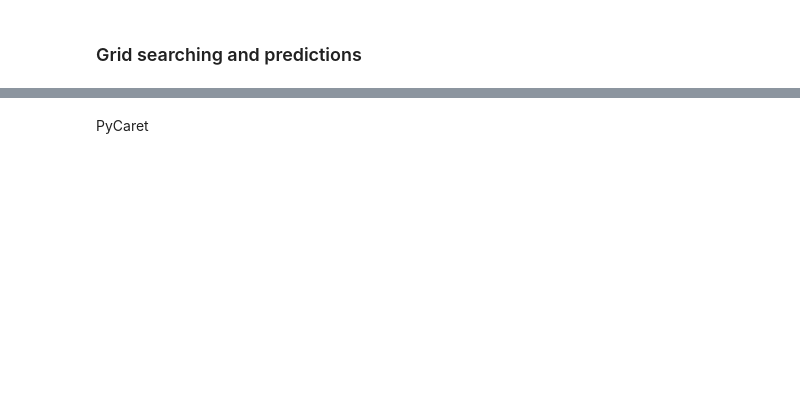
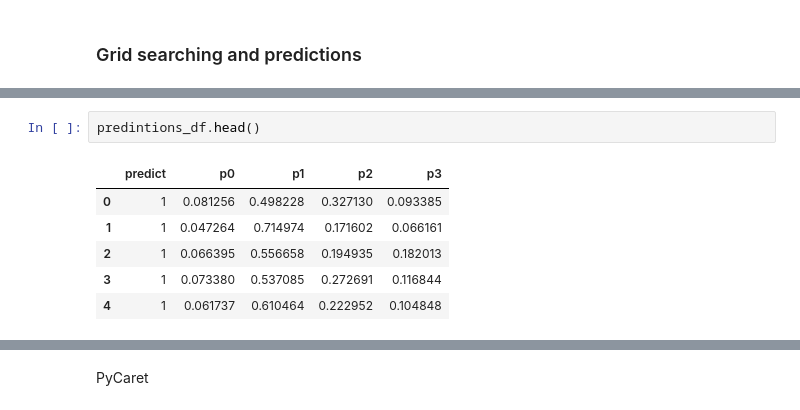
Before and after one commit to juan-ivan-NV/JI_Kaggle_Competitions, a Jupyter notebook: Tabular_Playground_Series/TPS_May_2021_H2O_PyCaret_2.ipynb, the cells around one changed output, grey strips where cells are left out. Saved outputs shown, nothing was run; the diff lists cells and outputs as text; blank space fills up the shorter version.

```diff
--- a/Tabular_Playground_Series/TPS_May_2021_H2O_PyCaret_2.ipynb
+++ b/Tabular_Playground_Series/TPS_May_2021_H2O_PyCaret_2.ipynb
@@ -250,0 +292,9 @@ scaled_test.head()
+# %%
+predintions_df.head()
+# %% [output]
+|  | predict | p0 | p1 | p2 | p3 |
+| 0 | 1 | 0.081256 | 0.498228 | 0.327130 | 0.093385 |
+| 1 | 1 | 0.047264 | 0.714974 | 0.171602 | 0.066161 |
+| 2 | 1 | 0.066395 | 0.556658 | 0.194935 | 0.182013 |
+| 3 | 1 | 0.073380 | 0.537085 | 0.272691 | 0.116844 |
+| 4 | 1 | 0.061737 | 0.610464 | 0.222952 | 0.104848 |
```
Also changed, not shown: parts of 21 cells of this notebook, 2 other files.
